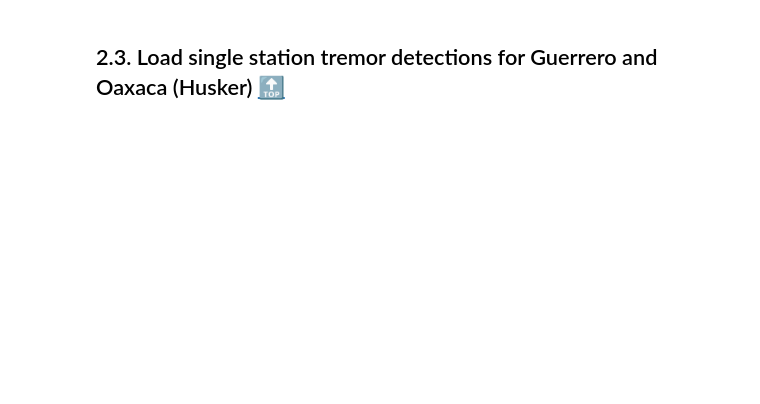
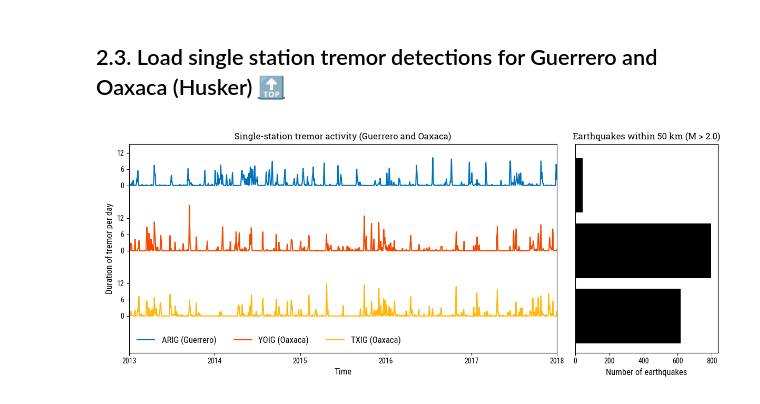
Before and after one commit to gfarge/tremor_v_eq, a Jupyter notebook: mexico_overview.ipynb, the cells around one changed output. Cells and saved outputs as stored; diff of their text form; code cells hidden in the pictures; blank space fills up the shorter version.

```diff
--- a/mexico_overview.ipynb
+++ b/mexico_overview.ipynb
@@ -69,7 +76,6 @@ wtd_jc = pd.read_csv(
 
 wtd_jc['date_str'] = wtd_jc.date.values + ' ' + wtd_jc.time.values
 wtd_jc['date'] = pd.to_datetime(wtd_jc.date_str)
-day0 = np.datetime64('2004-01-01')
 wtd_jc['day'] = (wtd_jc.date - day0) / np.timedelta64(1, 'D')
 
 wtd_jc.sort_values(by=["date"], inplace=True)
@@ -80,0 +198,49 @@ print('{:d} tremor detections, spanning {:d}--{:d}'.format(wtd_jc.size, wtd_jc.d
+# %%
+# Count earthquakes around each station
+dmax = 50. # km
+def distance(lat, lon, lat_ref, lon_ref):
+    R = 6371. # km
+    dlat = np.radians(lat - lat_ref)
+    dlon = np.radians(lon - lon_ref)
+    a = np.sin(dlat/2)**2 + np.cos(np.radians(lat_ref)) * np.cos(np.radians(lat)) * np.sin(dlon/2)**2
+    c = 2 * np.arctan2(np.sqrt(a), np.sqrt(1-a))
+    return R * c
+n_eq_arig = np.sum((distance(eq.lat.values, eq.lon.values, ARIG['lat'], ARIG['lon']) < dmax) & (eq.mag > 2.))
+n_eq_yoig = np.sum((distance(eq.lat.values, eq.lon.values, YOIG['lat'], YOIG['lon']) < dmax) & (eq.mag > 2.))
+n_eq_txig = np.sum((distance(eq.lat.values, eq.lon.values, TXIG['lat'], TXIG['lon']) < dmax) & (eq.mag > 2.))
+# %%
+# Activity of tremor vs earthquakes
+fig = plt.figure(figsize=(12, 5))
+gs = fig.add_gridspec(1, 2, width_ratios=[3, 1])
+
+arig_dur_sm = np.convolve(arig_dur, np.ones(3)/3, mode='same')
+yoig_dur_sm = np.convolve(yoig_dur, np.ones(3)/3, mode='same')
+txig_dur_sm = np.convolve(txig_dur, np.ones(3)/3, mode='same')
+
+ax = fig.add_subplot(gs[0])
+ax.plot(arig_time[:-1], arig_dur_sm + 48, label='ARIG (Guerrero)')
+ax.plot(yoig_time[:-1], yoig_dur_sm + 24, label='YOIG (Oaxaca)')
+ax.plot(txig_time[:-1], txig_dur_sm, label='TXIG (Oaxaca)')
+
+ax.set_xlim(np.datetime64('2013-01-01'), np.datetime64('2018-01-01'))
+
+ax.set_title('Single-station tremor activity (Guerrero and Oaxaca)', fontname='Roboto Slab', fontsize=12)
+ax.set_ylabel('Duration of tremor per day')
+ax.set_xlabel('Time')
+
+ax.set_yticks([0, 6, 12, 24, 30, 36, 48, 54, 60])
+ax.set_yticklabels([0, 6, 12, 0, 6, 12, 0, 6, 12])
+
+ax.legend(ncols=3)
+
+ax = fig.add_subplot(gs[1], sharey=ax)
+ax.set_title('Earthquakes within {:d} km (M > 2.0)'.format(int(dmax)), fontname='Roboto Slab', fontsize=12)
+ax.set_xlabel('Number of earthquakes')
+
+ax.barh([0, 24, 48], [n_eq_txig, n_eq_yoig, n_eq_arig], color='k', height=20)
+ax.tick_params(labelleft=False, left=False)
+
+plt.tight_layout()
+plt.show()
+# %% [output]
+[figure, added]
```
Also changed, not shown: parts of 10 cells of this notebook.
